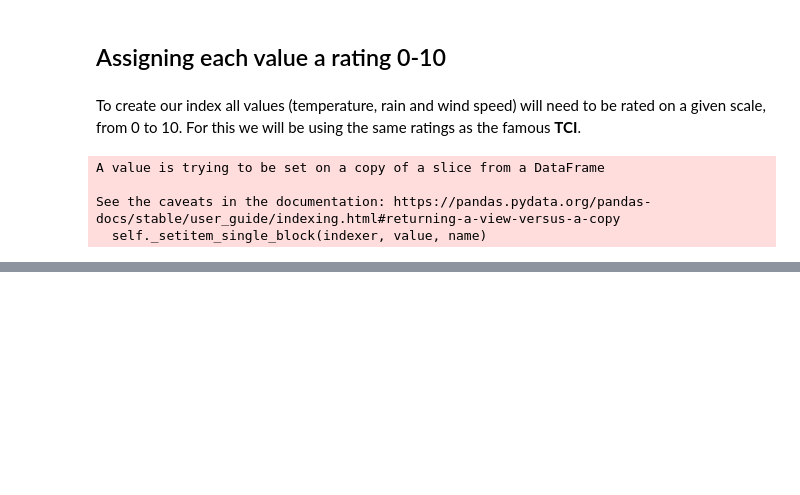
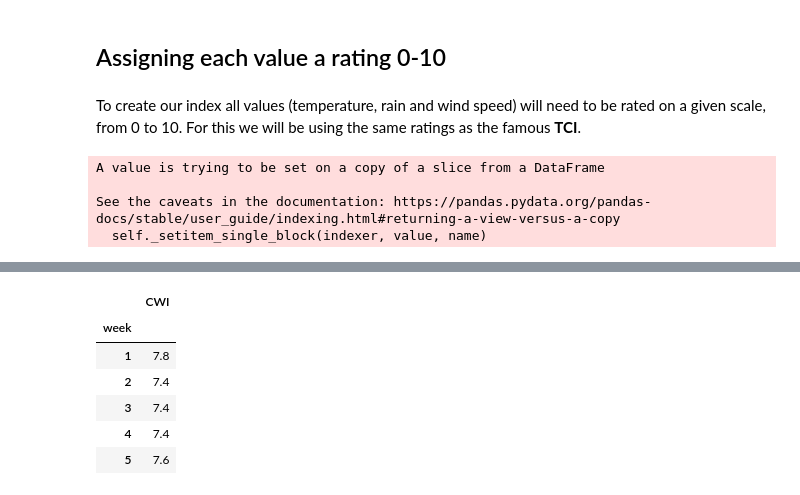
Before and after one commit to on2wheels-es/data, a Jupyter notebook: 7. Creating a climate index API.ipynb, the cells around one changed output, grey strips where cells are left out. Drawn from its saved outputs; the diff is of its cells as text; code cells hidden in the pictures; blank space fills up the shorter version.

```diff
--- a/7. Creating a climate index API.ipynb
+++ b/7. Creating a climate index API.ipynb
@@ -299,0 +346,4 @@ for i in range(len(df_mean)):
+# %%
+#Our final dataframe needs only the last column (score).
+
+df_score = pd.DataFrame(df_mean['CWI'])
@@ -299,0 +360,10 @@ for i in range(len(df_mean)):
+# %%
+df_score.head()
+# %% [output]
+|  | CWI |
+| week |  |
+| 1 | 7.8 |
+| 2 | 7.4 |
+| 3 | 7.4 |
+| 4 | 7.4 |
+| 5 | 7.6 |
```
Also changed, not shown: parts of 14 cells of this notebook.
